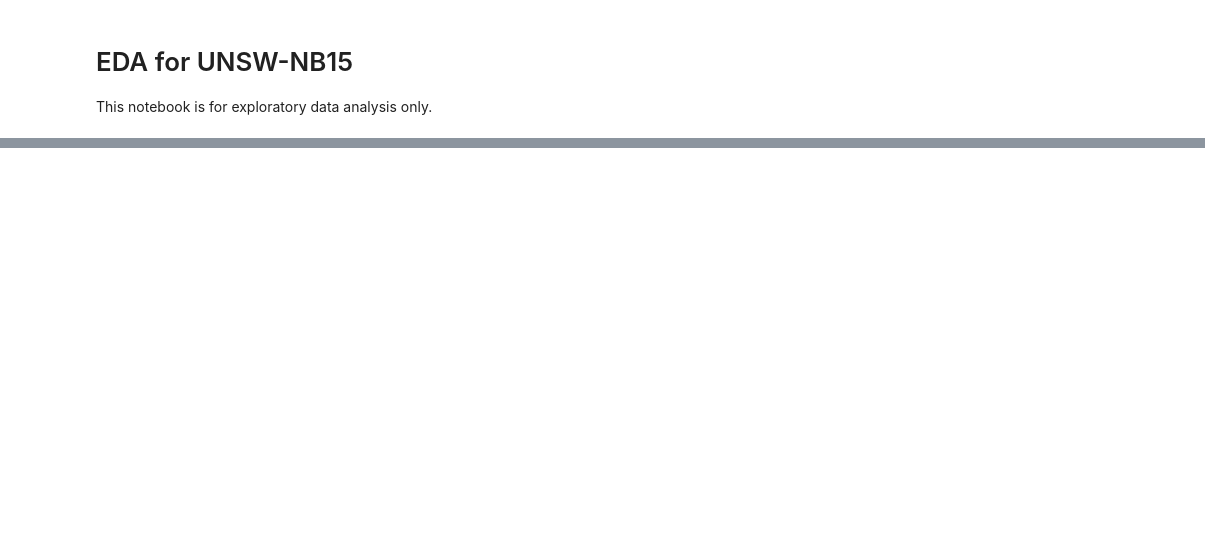
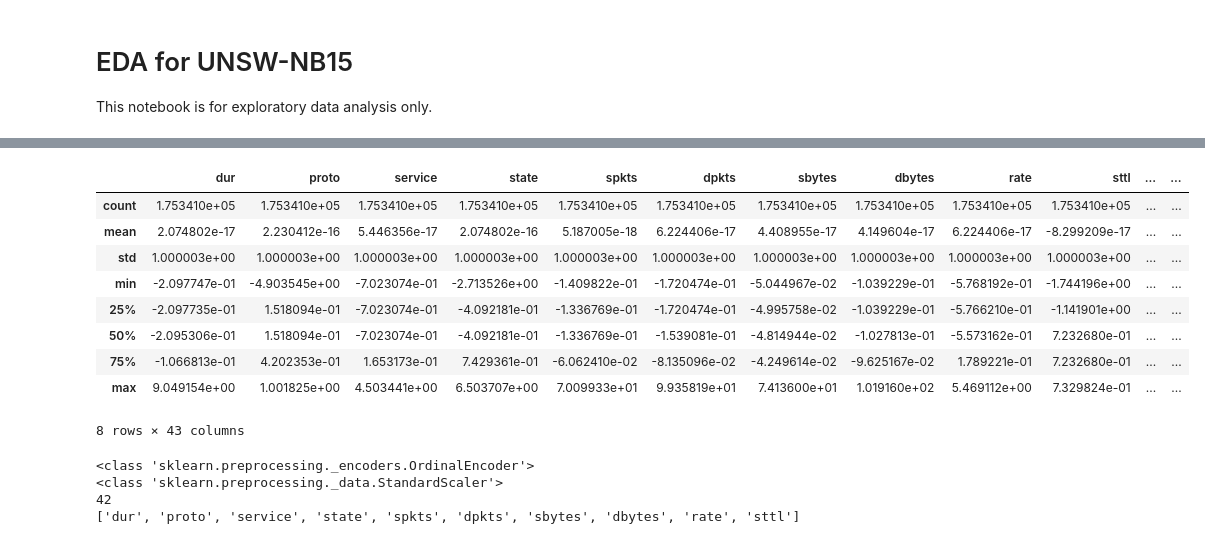
Before and after one commit to seemasultana7362/Federated-IoT, a Jupyter notebook: notebooks/EDA.ipynb, the cells around one changed output, grey strips where cells are left out. Saved outputs shown, nothing was run; the diff lists cells and outputs as text; code cells hidden in the pictures; blank space fills up the shorter version.

```diff
--- a/notebooks/EDA.ipynb
+++ b/notebooks/EDA.ipynb
@@ -28,0 +198,6 @@ train["label"].value_counts()
+# %%
+import pandas as pd
+
+train = pd.read_csv("../dataset/processed/train_processed.csv")
+
+test = pd.read_csv("../dataset/processed/test_processed.csv")
@@ -28,0 +266,31 @@ train["label"].value_counts()
+# %%
+train.describe()
+# %% [output]
+|  | dur | proto | service | state | spkts | dpkts | sbytes | dbytes | rate | sttl | ... | ... |
+| count | 1.753410e+05 | 1.753410e+05 | 1.753410e+05 | 1.753410e+05 | 1.753410e+05 | 1.753410e+05 | 1.753410e+05 | 1.753410e+05 | 1.753410e+05 | 1.753410e+05 | ... | ... |
+| mean | 2.074802e-17 | 2.230412e-16 | 5.446356e-17 | 2.074802e-16 | 5.187005e-18 | 6.224406e-17 | 4.408955e-17 | 4.149604e-17 | 6.224406e-17 | -8.299209e-17 | ... | ... |
+| std | 1.000003e+00 | 1.000003e+00 | 1.000003e+00 | 1.000003e+00 | 1.000003e+00 | 1.000003e+00 | 1.000003e+00 | 1.000003e+00 | 1.000003e+00 | 1.000003e+00 | ... | ... |
+| min | -2.097747e-01 | -4.903545e+00 | -7.023074e-01 | -2.713526e+00 | -1.409822e-01 | -1.720474e-01 | -5.044967e-02 | -1.039229e-01 | -5.768192e-01 | -1.744196e+00 | ... | ... |
+| 25% | -2.097735e-01 | 1.518094e-01 | -7.023074e-01 | -4.092181e-01 | -1.336769e-01 | -1.720474e-01 | -4.995758e-02 | -1.039229e-01 | -5.766210e-01 | -1.141901e+00 | ... | ... |
+| 50% | -2.095306e-01 | 1.518094e-01 | -7.023074e-01 | -4.092181e-01 | -1.336769e-01 | -1.539081e-01 | -4.814944e-02 | -1.027813e-01 | -5.573162e-01 | 7.232680e-01 | ... | ... |
+| 75% | -1.066813e-01 | 4.202353e-01 | 1.653173e-01 | 7.429361e-01 | -6.062410e-02 | -8.135096e-02 | -4.249614e-02 | -9.625167e-02 | 1.789221e-01 | 7.232680e-01 | ... | ... |
+| max | 9.049154e+00 | 1.001825e+00 | 4.503441e+00 | 6.503707e+00 | 7.009933e+01 | 9.935819e+01 | 7.413600e+01 | 1.019160e+02 | 5.469112e+00 | 7.329824e-01 | ... | ... |
+8 rows × 43 columns
+# %%
+import joblib
+
+encoder = joblib.load("../preprocessing/artifacts/ordinal_encoder.pkl")
+
+scaler = joblib.load("../preprocessing/artifacts/scaler.pkl")
+
+features = joblib.load("../preprocessing/artifacts/features.pkl")
+
+print(type(encoder))
+print(type(scaler))
+print(len(features))
+print(features[:10])
+# %% [output]
+<class 'sklearn.preprocessing._encoders.OrdinalEncoder'>
+<class 'sklearn.preprocessing._data.StandardScaler'>
+42
+['dur', 'proto', 'service', 'state', 'spkts', 'dpkts', 'sbytes', 'dbytes', 'rate', 'sttl']
```
Also changed, not shown: parts of 26 cells of this notebook, 12 other files.
